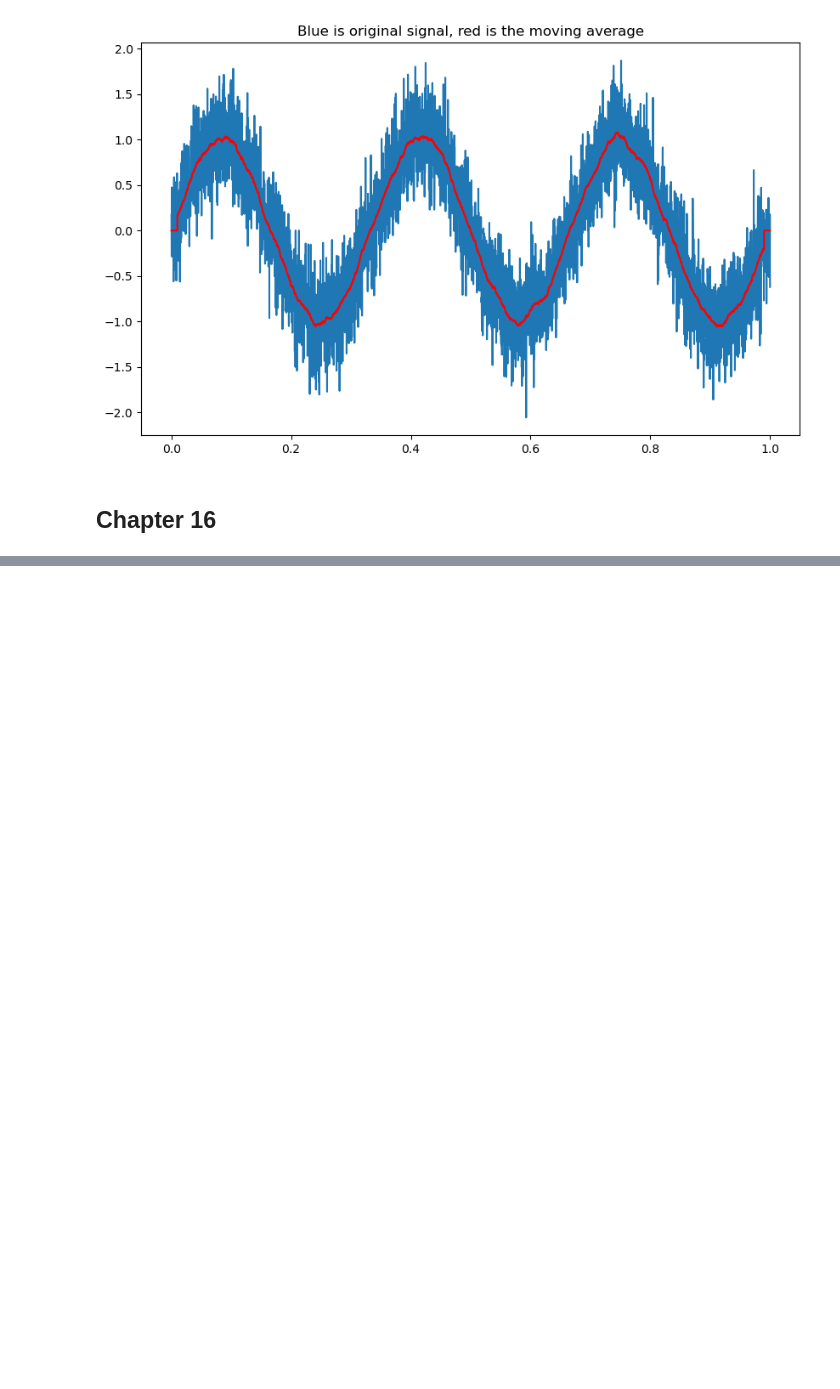
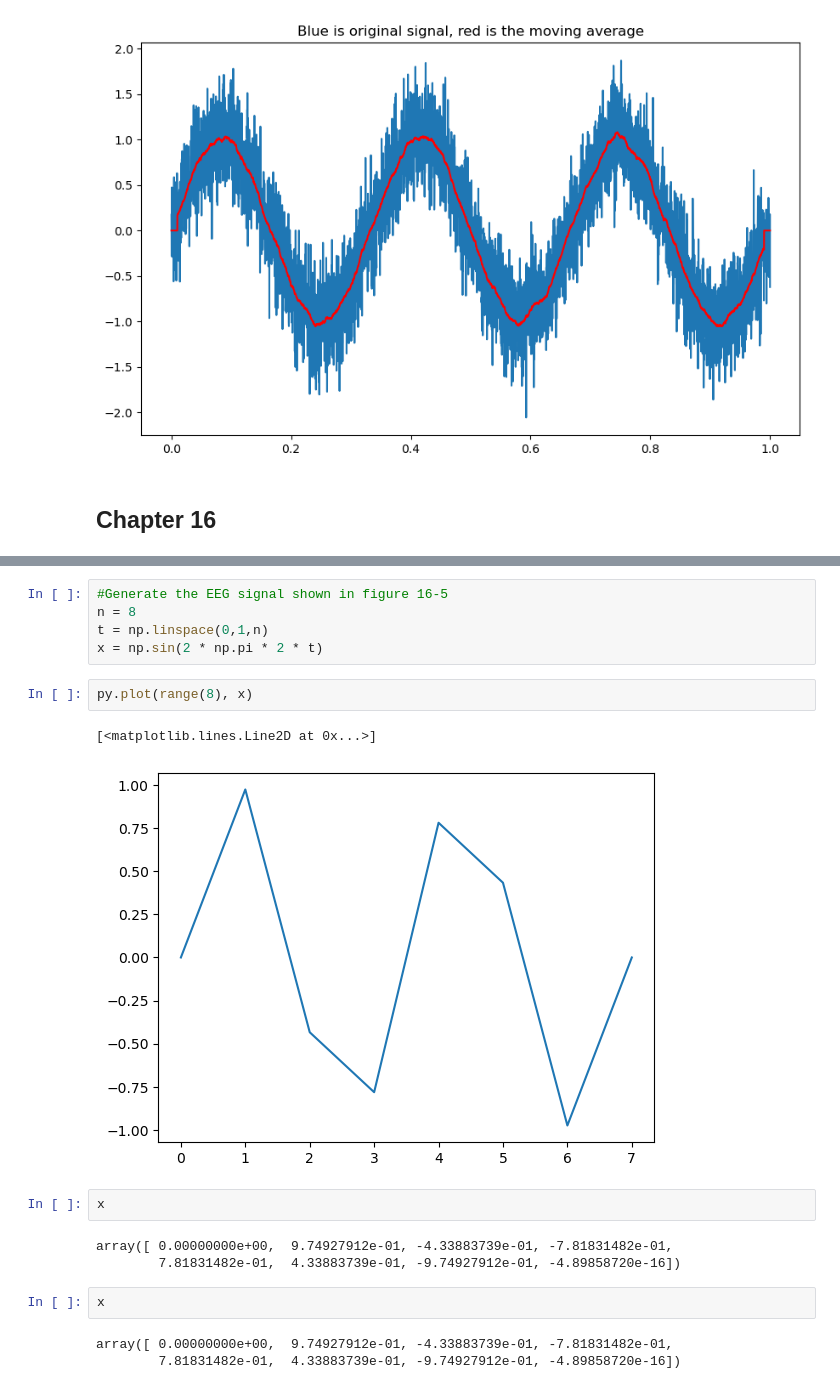
Before and after one commit to ujkam/sciengguidedsp_py, a Jupyter notebook: All_Chapters.ipynb, the cells around one changed output, grey strips where cells are left out. Drawn from its saved outputs; the diff is of its cells as text; blank space fills up the shorter version.

```diff
--- a/All_Chapters.ipynb
+++ b/All_Chapters.ipynb
@@ -540,0 +511,20 @@ plt.show()
+# %%
+#Generate the EEG signal shown in figure 16-5
+n = 8
+t = np.linspace(0,1,n)
+x = np.sin(2 * np.pi * 2 * t)
+# %%
+py.plot(range(8), x)
+# %% [output]
+[<matplotlib.lines.Line2D at 0x...>]
+[figure, added]
+# %%
+x
+# %% [output]
+array([ 0.00000000e+00,  9.74927912e-01, -4.33883739e-01, -7.81831482e-01,
+        7.81831482e-01,  4.33883739e-01, -9.74927912e-01, -4.89858720e-16])
+# %%
+x
+# %% [output]
+array([ 0.00000000e+00,  9.74927912e-01, -4.33883739e-01, -7.81831482e-01,
+        7.81831482e-01,  4.33883739e-01, -9.74927912e-01, -4.89858720e-16])
```
Also changed, not shown: parts of 8 cells of this notebook, 2 other files.
